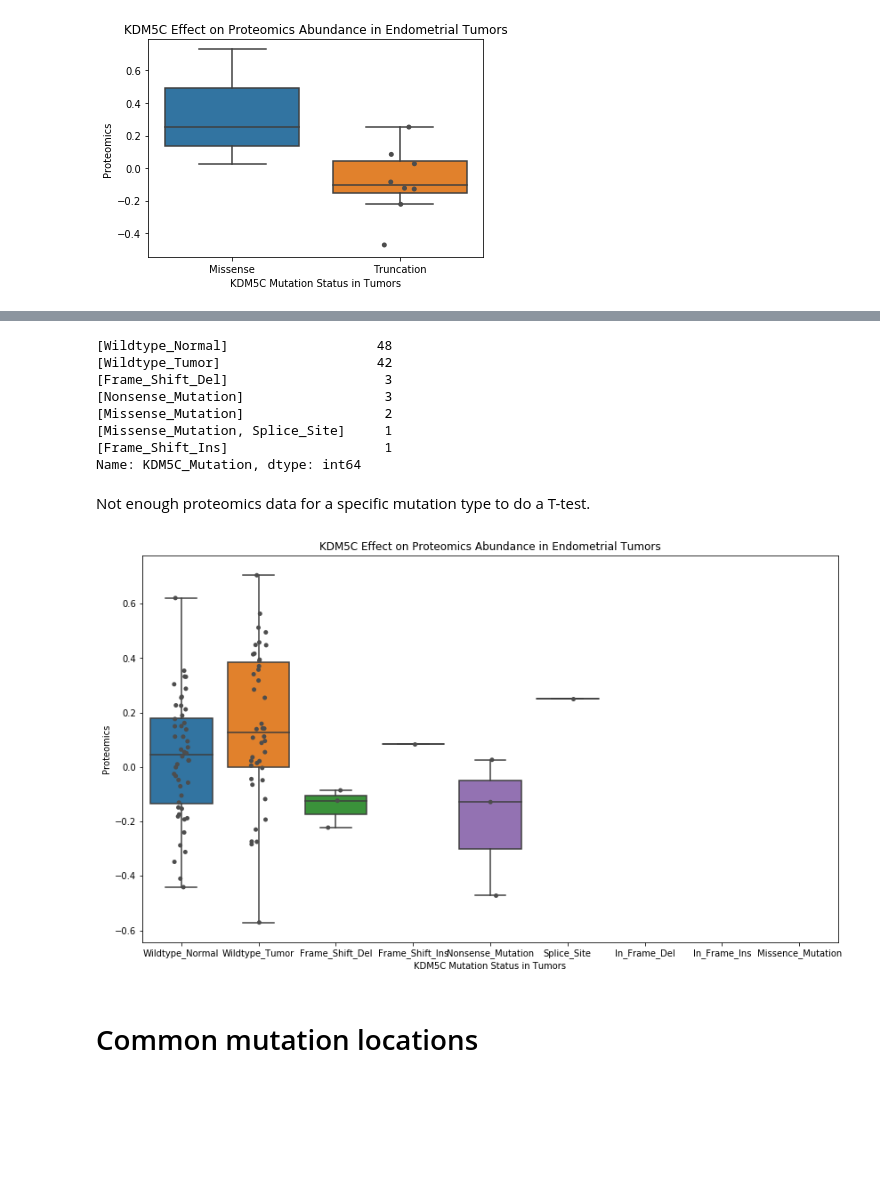
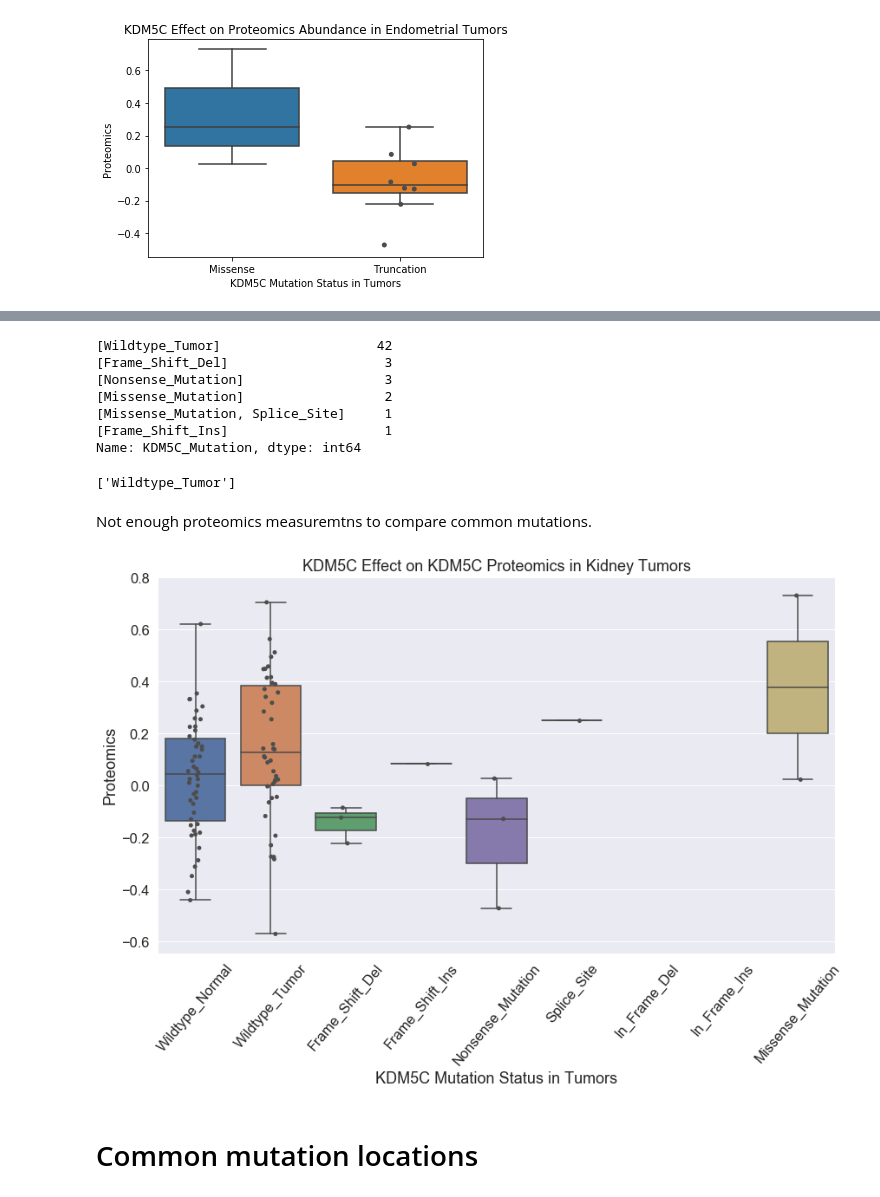
Before and after one commit to PayneLab/WhenMutationsMatter, a Jupyter notebook: Protein Notebooks/Kidney/KDM5C/KDM5C_cis_proteomics.ipynb, the cells around one changed output, grey strips where cells are left out. Saved outputs shown, nothing was run; the diff lists cells and outputs as text; code cells hidden in the pictures; blank space fills up the shorter version.

Commit message:
kidney proteomics work

```diff
--- a/Protein Notebooks/Kidney/KDM5C/KDM5C_cis_proteomics.ipynb
+++ b/Protein Notebooks/Kidney/KDM5C/KDM5C_cis_proteomics.ipynb
@@ -103,12 +131,13 @@ plt.show()
 # %%
+# count real measurements of omics data -if there are multiple mutations they will be shown as a separate index
 mutation_prot = rc_object.join_omics_to_mutations(omics_df_name="proteomics",
                                                   mutations_genes=gene,
                                                   omics_genes=gene)
-
-measured_omics = mutation_prot.dropna(axis=0)
-measured_omics[gene+'_Mutation'].value_counts()
+tumors = mutation_prot.loc[mutation_prot['Sample_Status'] == 'Tumor'] #drop Normal
+measured_omics = tumors.dropna(axis=0)
+counts = measured_omics[gene+'_Mutation'].value_counts()
+counts
 # %% [output]
-[Wildtype_Normal]                   48
 [Wildtype_Tumor]                    42
 [Frame_Shift_Del]                    3
 [Nonsense_Mutation]                  3
@@ -116,31 +145,49 @@ measured_omics[gene+'_Mutation'].value_counts()
 [Missense_Mutation, Splice_Site]     1
 [Frame_Shift_Ins]                    1
 Name: KDM5C_Mutation, dtype: int64
-# %% [markdown]
-Not enough proteomics data for a specific mutation type to do a T-test.
+# %%
+common_mutations = counts[counts.apply(lambda x: x > 4)]
+common_mut_list = list(common_mutations.index)
+#common_mut_list.append("Wildtype_Tumor")
+common_mut_list = [''.join(x) for x in common_mut_list]
+common_mut_list
+# %% [output]
+['Wildtype_Tumor']
+# %% [markdown]
+Not enough proteomics measuremtns to compare common mutations.
+# %%
+# prepare dataframe for plotting - using the filter takes the mutations column out of lists
+#(one mutation for each sample, filtered to the most common mutation)
+filtered_mutation_prot = rc_object.join_omics_to_mutations(omics_df_name="proteomics",
+                                                  mutations_genes=gene,
+                                                  omics_genes=gene,
+                                                  mutations_filter=['Frame_Shift_Del'])
 # %%
+# todo- rotate x
 plt.rcParams['figure.figsize']=(14,8)
-rc_cis_boxplot = sns.boxplot(data = mutation_prot,
+sns.set(font_scale = 1.5)
+rc_cis_boxplot = sns.boxplot(data = filtered_mutation_prot,
                              x = gene+'_Mutation',
                              y = gene+'_proteomics',
                              order=['Wildtype_Normal', 'Wildtype_Tumor', 'Frame_Shift_Del',
                                     'Frame_Shift_Ins', 'Nonsense_Mutation', 'Splice_Site',
-                                    'In_Frame_Del', 'In_Frame_Ins', 'Missence_Mutation'],
+                                    'In_Frame_Del', 'In_Frame_Ins', 'Missense_Mutation'],
                              showfliers = False)
-rc_cis_boxplot.set_title(gene + " Effect on Proteomics Abundance in Endometrial Tumors")
-rc_cis_boxplot = sns.stripplot(data= mutation_prot,
+rc_cis_boxplot.set_title(gene + " Effect on " + gene +" Proteomics in Kidney Tumors")
+rc_cis_boxplot = sns.stripplot(data= filtered_mutation_prot,
                                x = gene+'_Mutation',
                                y = gene+'_proteomics',
                                order=['Wildtype_Normal', 'Wildtype_Tumor', 'Frame_Shift_Del',
                                     'Frame_Shift_Ins', 'Nonsense_Mutation', 'Splice_Site',
-                                    'In_Frame_Del', 'In_Frame_Ins', 'Missence_Mutation'],
+                                    'In_Frame_Del', 'In_Frame_Ins', 'Missense_Mutation'],
                                jitter = True, color = ".3")
 rc_cis_boxplot.set(xlabel = gene + " Mutation Status in Tumors", ylabel = "Proteomics")
+rc_cis_boxplot.set_xticklabels(rc_cis_boxplot.get_xticklabels(),rotation = 50)
 plt.show()
 plt.clf()
 plt.close()
 # %% [output]
-[figure, old version]
+[figure, new version]
 # %% [markdown]
 # Common mutation locations
 # %%
```
Also changed, not shown: parts of 8 cells of this notebook, 4 other files.
